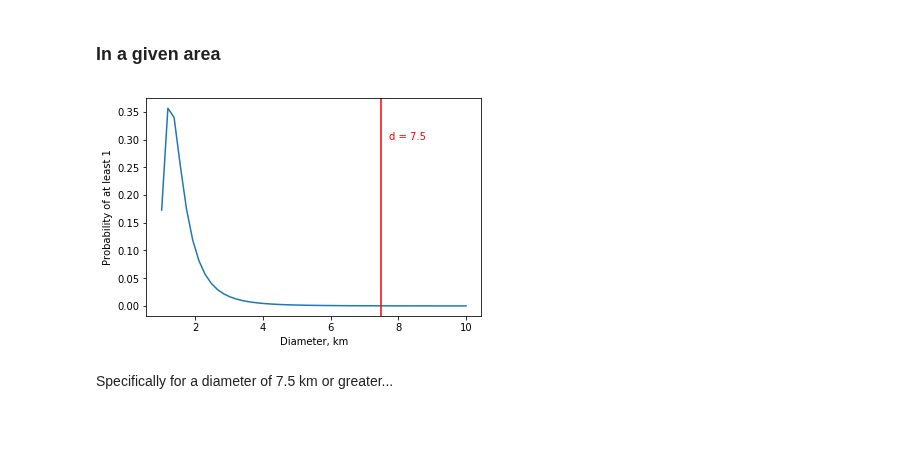
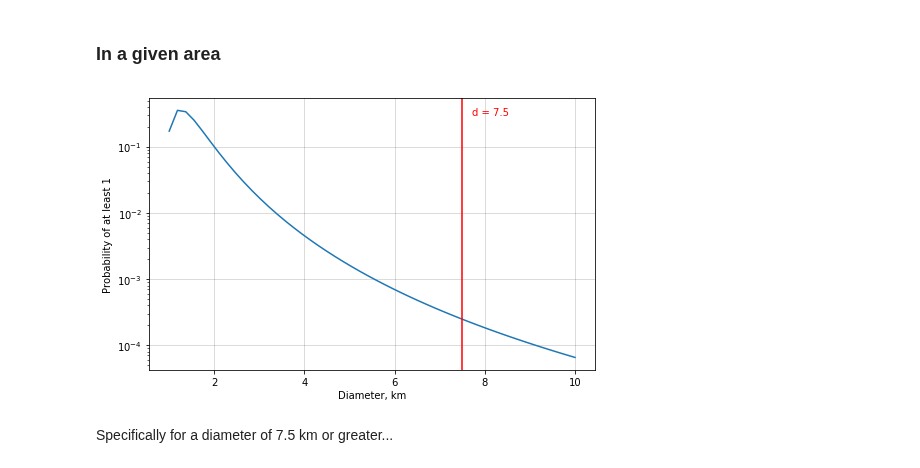
Before and after one commit to kwinkunks/notebooks, a Jupyter notebook: Impact_crater_probability.ipynb, the cells around one changed output. Saved outputs shown, nothing was run; the diff lists cells and outputs as text; code cells hidden in the pictures; blank space fills up the shorter version.

```diff
--- a/Impact_crater_probability.ipynb
+++ b/Impact_crater_probability.ipynb
@@ -93,14 +99,19 @@ def probability(lamda, A=1, r=1):
 
 P1 = probability(lamda, A, r=1)
 # %%
+plt.figure(figsize=(8, 5))
+
 plt.plot(d, P1)
+
+plt.yscale('log')
 plt.xlabel("Diameter, km")
 plt.ylabel(f"Probability of at least 1")
 plt.axvline(d_, c='r')
 plt.text(d_*1.03, 0.3, f"d = {d_}", color='r')
+plt.grid(color='k', alpha=0.175)
 plt.show()
 # %% [output]
-[figure, old version]
+[figure, new version]
 # %% [markdown]
 Specifically for a diameter of 7.5 km or greater...
 # %%
```
Also changed, not shown: parts of 3 cells of this notebook.
